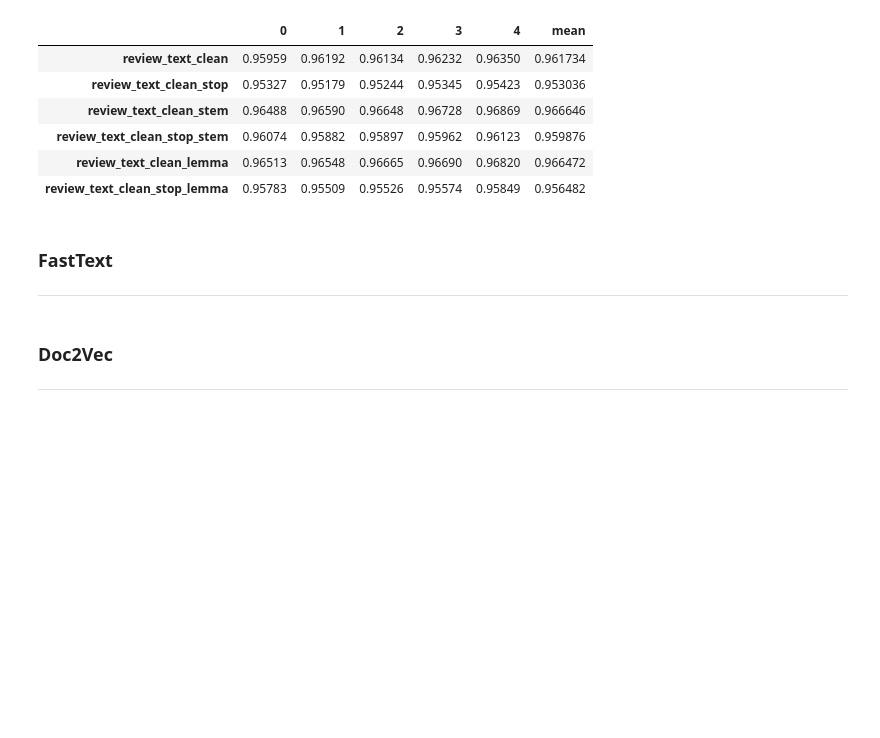
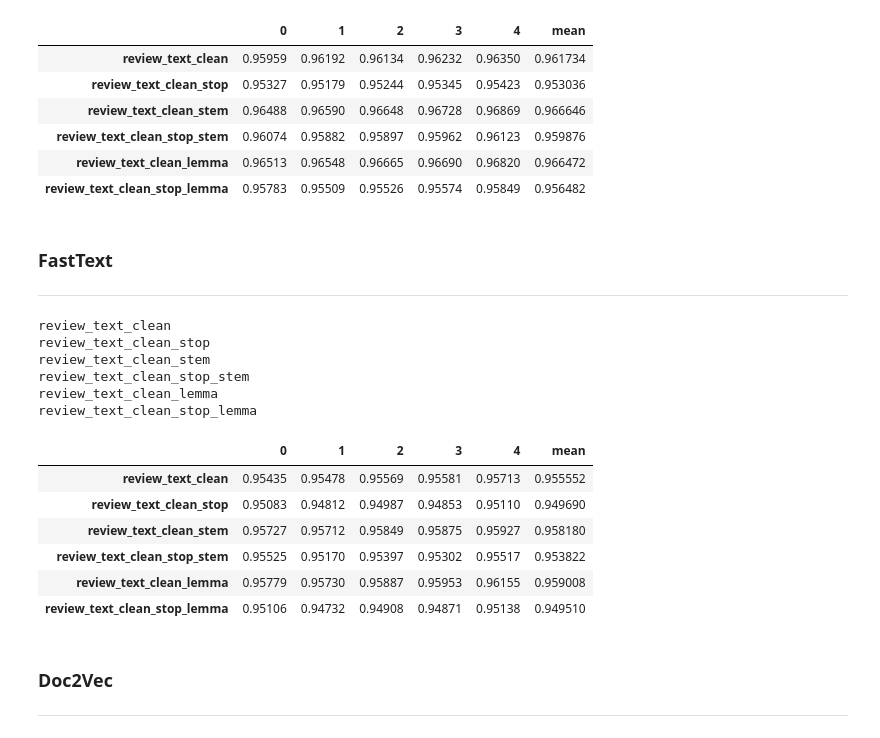
Before and after one commit to rdemarqui/sentiment_analysis, a Jupyter notebook: 02 Vectorization.ipynb, the cells around one changed output. Drawn from its saved outputs; the diff is of its cells as text; code cells hidden in the pictures; blank space fills up the shorter version.

```diff
--- a/02 Vectorization.ipynb
+++ b/02 Vectorization.ipynb
@@ -293,3 +268,49 @@ similarity
+# %%
+def apply_FastText(X_train, X_test):
+  X_train_tokenized = [text.split() for text in X_train.values.tolist()]
+  X_test_tokenized = [text.split() for text in X_test.values.tolist()]
+
+  vectorizer = FastText(vector_size=300, workers=cores)
+  vectorizer.build_vocab(X_train_tokenized)
+  vectorizer.train(X_train_tokenized, total_examples=vectorizer.corpus_count, epochs=1, report_delay=1)
+
+  # A random vector for OOV it's better than zeros vector, because model can learn something
+  vector_shape = vectorizer.wv[list(vectorizer.wv.key_to_index)[0]].shape
+  np.random.seed(seed_value)
+  UNK_TOKEN = np.random.rand(*vector_shape)
+
+  def get_word_vector(word):
+    return vectorizer.wv[word] if word in vectorizer.wv else UNK_TOKEN
+
+  X_train_vec = [[get_word_vector(word) for word in text] for text in X_train_tokenized]
+  X_test_vec = [[get_word_vector(word) for word in text] for text in X_test_tokenized]
+
+  # Get mean of word vectors for each text
+  X_train_vec = [np.mean(np.array(vector).T, axis=1) for vector in X_train_vec]
+  X_test_vec = [np.mean(np.array(vector).T, axis=1) for vector in X_test_vec]
+
+  return X_train_vec, X_test_vec
+# %%
+cv_score_FastTest, test_score_FastTest = pipeline(X_train, y_train, X_test, y_test, apply_FastText)
+# %% [output]
+review_text_clean
+review_text_clean_stop
+review_text_clean_stem
+review_text_clean_stop_stem
+review_text_clean_lemma
+review_text_clean_stop_lemma
+# %%
+cv_score_FastTest = pd.DataFrame(cv_score_FastTest).T
+cv_score_FastTest['mean'] = cv_score_FastTest.mean(axis=1)
+cv_score_FastTest
+# %% [output]
+|  | 0 | 1 | 2 | 3 | 4 | mean |
+| review_text_clean | 0.95435 | 0.95478 | 0.95569 | 0.95581 | 0.95713 | 0.955552 |
+| review_text_clean_stop | 0.95083 | 0.94812 | 0.94987 | 0.94853 | 0.95110 | 0.949690 |
+| review_text_clean_stem | 0.95727 | 0.95712 | 0.95849 | 0.95875 | 0.95927 | 0.958180 |
+| review_text_clean_stop_stem | 0.95525 | 0.95170 | 0.95397 | 0.95302 | 0.95517 | 0.953822 |
+| review_text_clean_lemma | 0.95779 | 0.95730 | 0.95887 | 0.95953 | 0.96155 | 0.959008 |
+| review_text_clean_stop_lemma | 0.95106 | 0.94732 | 0.94908 | 0.94871 | 0.95138 | 0.949510 |
 # %% [markdown]
 ### Doc2Vec
 ___
```
Also changed, not shown: parts of 7 cells of this notebook.
